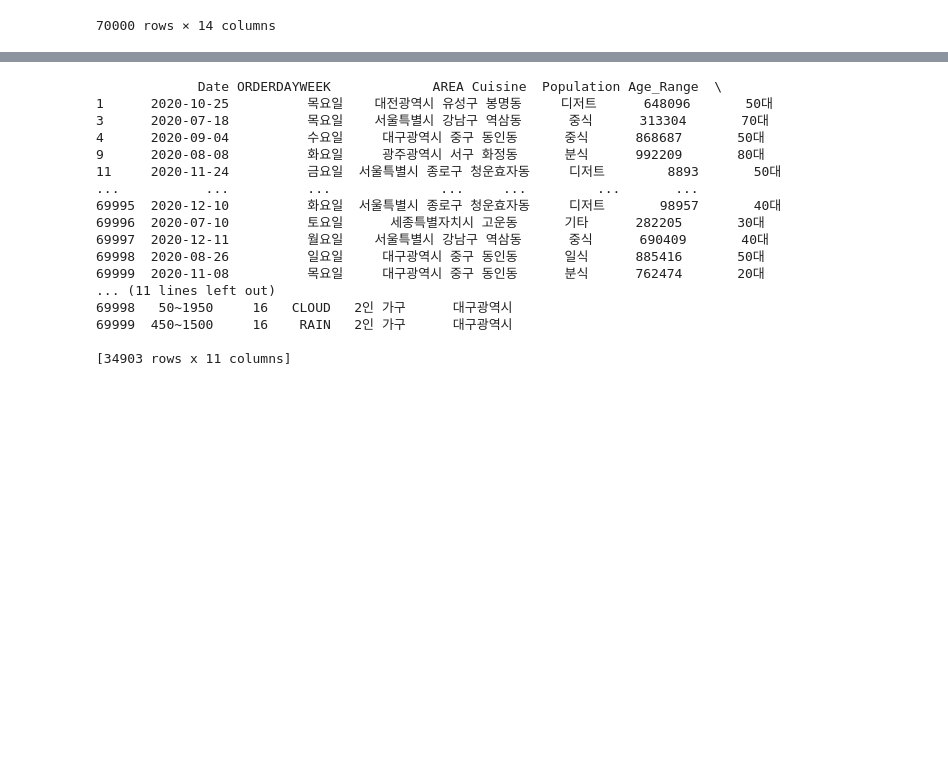
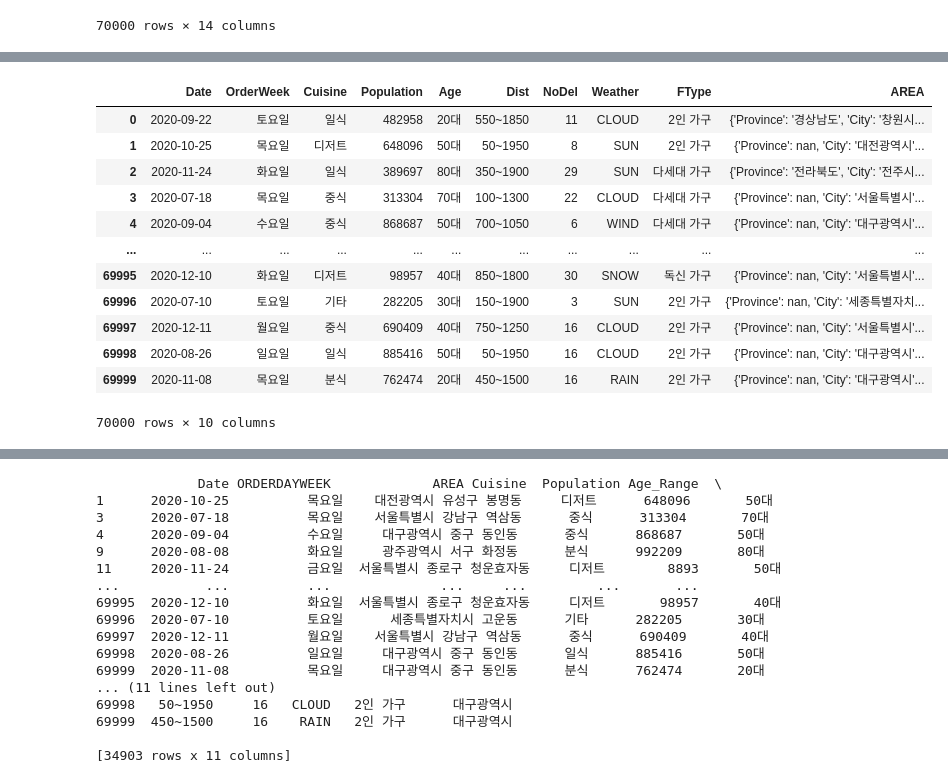
Before and after one commit to jenjenniee/bigdatasys_project, a Jupyter notebook: dataprocessing.ipynb, the cells around one changed output, grey strips where cells are left out. Saved outputs shown, nothing was run; the diff lists cells and outputs as text; code cells hidden in the pictures; blank space fills up the shorter version.

```diff
--- a/dataprocessing.ipynb
+++ b/dataprocessing.ipynb
@@ -70,0 +147,2 @@ df.to_csv('delivery.csv', index=False)
+# %%
+df.drop(columns=['Province', 'City', 'Neighborhood', 'District'], inplace=True)
@@ -70,0 +160,18 @@ df.to_csv('delivery.csv', index=False)
+# %%
+df.rename(columns={'ORDERDAYWEEK': 'OrderWeek', 'Age_Range': 'Age', 'Dilv_Dist': 'Dist'}, inplace=True)
+# %%
+df
+# %% [output]
+|  | Date | OrderWeek | Cuisine | Population | Age | Dist | NoDel | Weather | FType | AREA |
+| 0 | 2020-09-22 | 토요일 | 일식 | 482958 | 20대 | 550~1850 | 11 | CLOUD | 2인 가구 | {'Province': '경상남도', 'City': '창원시... |
+| 1 | 2020-10-25 | 목요일 | 디저트 | 648096 | 50대 | 50~1950 | 8 | SUN | 2인 가구 | {'Province': nan, 'City': '대전광역시'... |
+| 2 | 2020-11-24 | 화요일 | 일식 | 389697 | 80대 | 350~1900 | 29 | SUN | 다세대 가구 | {'Province': '전라북도', 'City': '전주시... |
+| 3 | 2020-07-18 | 목요일 | 중식 | 313304 | 70대 | 100~1300 | 22 | CLOUD | 다세대 가구 | {'Province': nan, 'City': '서울특별시'... |
+| 4 | 2020-09-04 | 수요일 | 중식 | 868687 | 50대 | 700~1050 | 6 | WIND | 다세대 가구 | {'Province': nan, 'City': '대구광역시'... |
+| ... | ... | ... | ... | ... | ... | ... | ... | ... | ... | ... |
+| 69995 | 2020-12-10 | 화요일 | 디저트 | 98957 | 40대 | 850~1800 | 30 | SNOW | 독신 가구 | {'Province': nan, 'City': '서울특별시'... |
+| 69996 | 2020-07-10 | 토요일 | 기타 | 282205 | 30대 | 150~1900 | 3 | SUN | 2인 가구 | {'Province': nan, 'City': '세종특별자치... |
+| 69997 | 2020-12-11 | 월요일 | 중식 | 690409 | 40대 | 750~1250 | 16 | CLOUD | 2인 가구 | {'Province': nan, 'City': '서울특별시'... |
+| 69998 | 2020-08-26 | 일요일 | 일식 | 885416 | 50대 | 50~1950 | 16 | CLOUD | 2인 가구 | {'Province': nan, 'City': '대구광역시'... |
+| 69999 | 2020-11-08 | 목요일 | 분식 | 762474 | 20대 | 450~1500 | 16 | RAIN | 2인 가구 | {'Province': nan, 'City': '대구광역시'... |
+70000 rows × 10 columns
```
Also changed, not shown: parts of 13 cells of this notebook.
